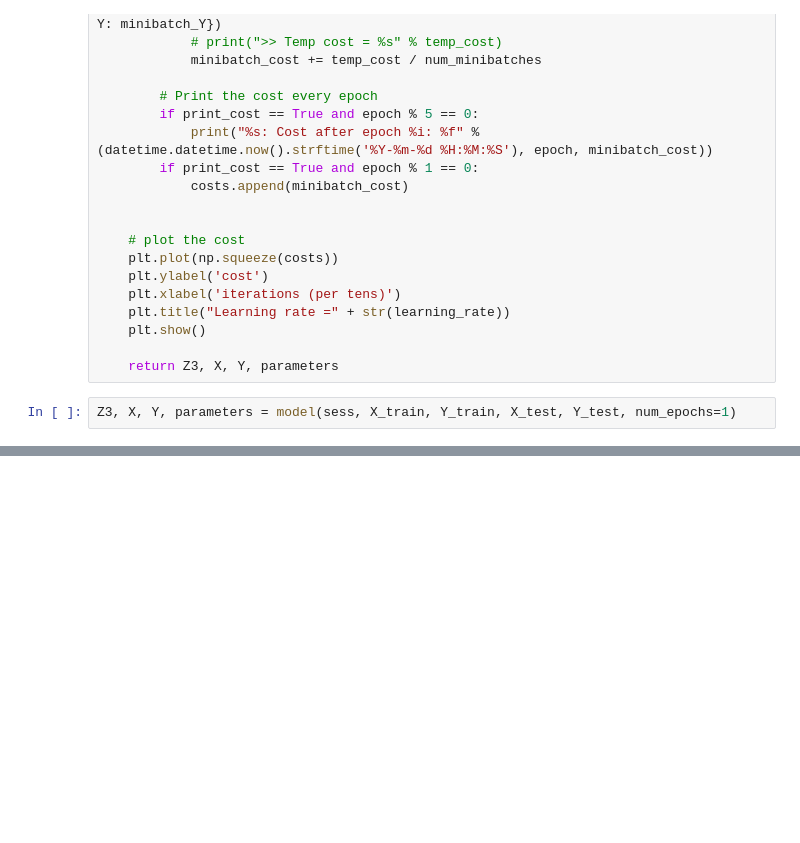
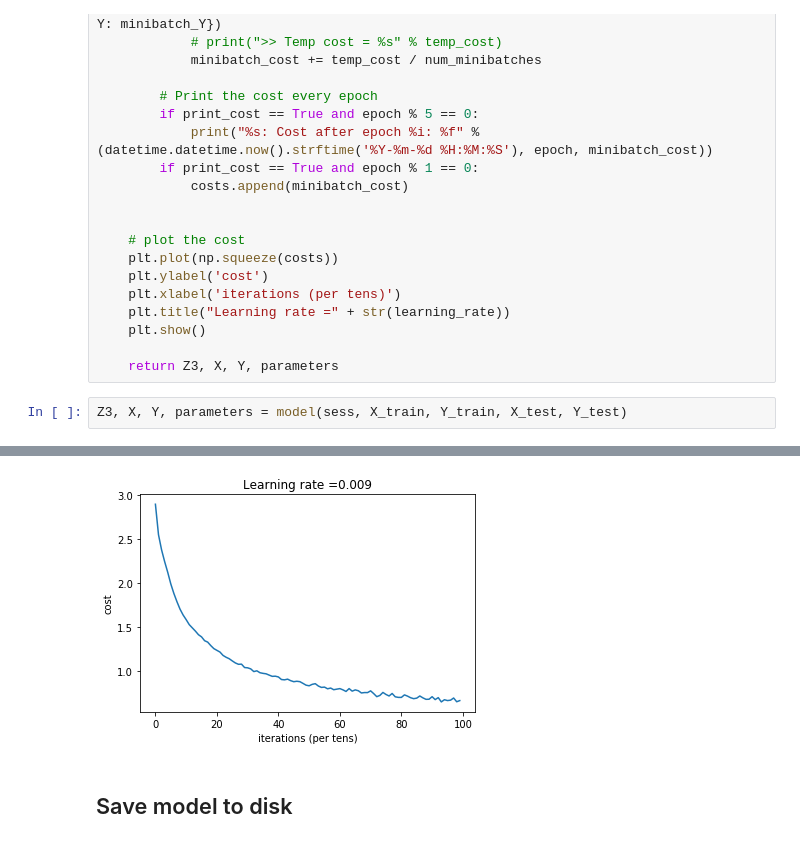
Before and after one commit to Nithanaroy/kaggle-tensorflow-speech-recognition, a Jupyter notebook: src/audio_recognition_cnn.ipynb, the cells around one changed output, grey strips where cells are left out. Saved outputs shown, nothing was run; the diff lists cells and outputs as text; blank space fills up the shorter version.

Commit message:
Working model with 24% test accuracy
Could not check train accuracy due to memory issues

```diff
--- a/src/audio_recognition_cnn.ipynb
+++ b/src/audio_recognition_cnn.ipynb
@@ -255,4 +260,5 @@ def model(sess, X_train, Y_train, X_test, Y_test, learning_rate = 0.009, num_epo
 
     return Z3, X, Y, parameters
 # %%
-Z3, X, Y, parameters = model(sess, X_train, Y_train, X_test, Y_test, num_epochs=1)
+Z3, X, Y, parameters = model(sess, X_train, Y_train, X_test, Y_test)
+# %% [output]
@@ -258,0 +285,3 @@ Z3, X, Y, parameters = model(sess, X_train, Y_train, X_test, Y_test, num_epochs=
+[figure, added]
+# %% [markdown]
+## Save model to disk
```
Also changed, not shown: parts of 9 cells of this notebook, 6 other files.
